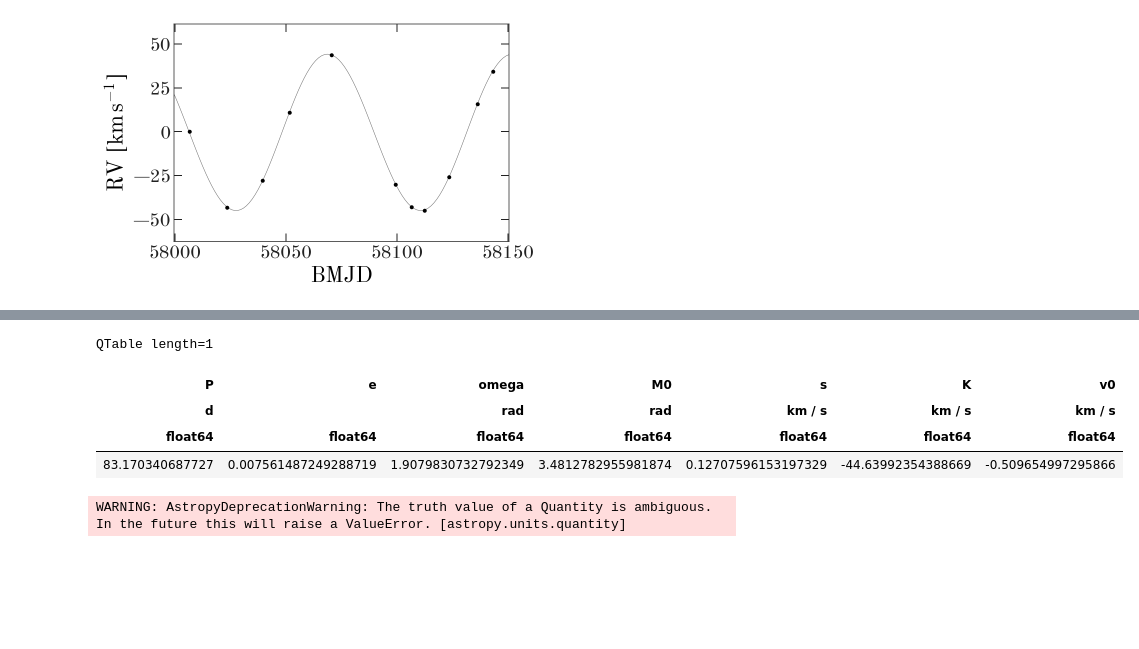
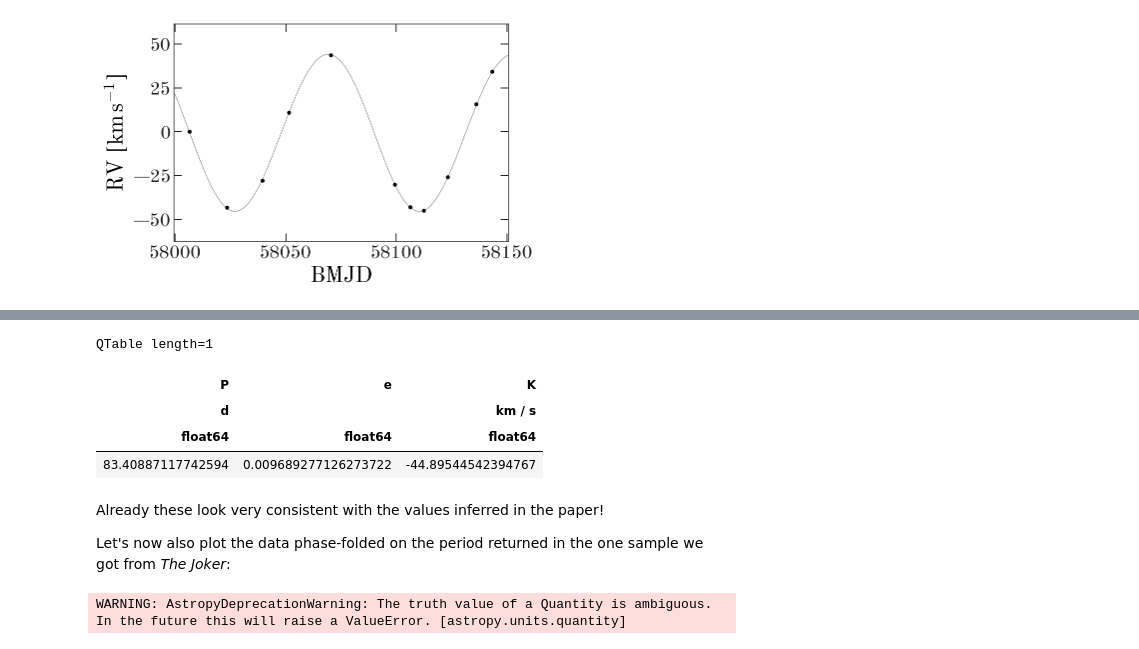
Before and after one commit to adrn/thejoker, a Jupyter notebook: docs/examples/Thompson-black-hole.ipynb, the cells around one changed output, grey strips where cells are left out. Saved outputs shown, nothing was run; the diff lists cells and outputs as text; code cells hidden in the pictures; blank space fills up the shorter version.

```diff
--- a/docs/examples/Thompson-black-hole.ipynb
+++ b/docs/examples/Thompson-black-hole.ipynb
@@ -24,3 +30,19 @@ Load APOGEE data (copy-pasta from Table S2 in Thompson et al. 2019):
+# %%
+tres_tbl = ascii.read(
+    """8006.97517 0.000 0.075
+    8023.98151 -43.313 0.075
+    8039.89955 -27.963 0.045
+    8051.98423 10.928 0.118
+    8070.99556 43.782 0.075
+    8099.80651 -30.033 0.054
+    8106.91698 -42.872 0.135
+    8112.81800 -44.863 0.088
+    8123.79627 -25.810 0.115
+    8136.59960 15.691 0.146
+    8143.78352 34.281 0.087""",
+    names=['HJD', 'rv', 'rv_err'])
+tres_tbl['rv'].unit = u.km/u.s
+tres_tbl['rv_err'].unit = u.km/u.s
 # %%
 apogee_tbl = ascii.read(
     """6204.95544 -37.417 0.011
@@ -55,0 +54,10 @@ tres_data = tj.RVData(
+# %%
+tres_data = tj.RVData(
+    t=Time(tres_tbl['HJD'] + 2450000, format='jd', scale='tcb'),
+    rv=tres_tbl['rv'],
+    rv_err=tres_tbl['rv_err'])
+
+apogee_data = tj.RVData(
+    t=Time(apogee_tbl['HJD'] + 2450000, format='jd', scale='tcb'),
+    rv=apogee_tbl['rv'],
+    rv_err=apogee_tbl['rv_err'])
@@ -66,12 +89,12 @@ plt.legend(fontsize=18)
 # %%
 with pm.Model() as model:
-    # Allow "jitter" / under-reported error-bars
+    # Allow extra error to account for under-estimated error bars
     s = xu.with_unit(pm.Lognormal('s', -2, 1),
                      u.km/u.s)
 
     prior = tj.JokerPrior.default(
-        P_min=32*u.day, P_max=128*u.day,
-        sigma_K0=30*u.km/u.s, P0=1*u.year,
-        sigma_v=25*u.km/u.s,
+        P_min=16*u.day, P_max=128*u.day,  # Range of periods to consider
+        sigma_K0=30*u.km/u.s, P0=1*u.year,  # scale of the prior on semiamplitude, K
+        sigma_v=25*u.km/u.s,  # std dev of the prior on the systemic velocity, v0
         s=s
     )
@@ -78,6 +103,7 @@ with pm.Model() as model:
 # %%
 # Generate a large number of prior samples:
-prior_samples = prior.sample(size=1_000_000)
+prior_samples = prior.sample(size=1_000_000,
+                             random_state=rnd)
 # %%
 # Run rejection sampling with The Joker:
 with MultiPool() as pool:
@@ -91,11 +129,15 @@ _ = tj.plot_rv_curves(samples, data=tres_data)
 # %%
-samples.tbl
+samples.tbl['P', 'e', 'K']
 # %% [output]
 QTable length=1
-| P | e | omega | M0 | s | K | v0 |
-| d |  | rad | rad | km / s | km / s | km / s |
-| float64 | float64 | float64 | float64 | float64 | float64 | float64 |
-| 83.170340687727 | 0.007561487249288719 | 1.9079830732792349 | 3.4812782955981874 | 0.12707596153197329 | -44.63992354388669 | -0.509654997295866 |
+| P | e | K |
+| d |  | km / s |
+| float64 | float64 | float64 |
+| 83.40887117742594 | 0.009689277126273722 | -44.89544542394767 |
+# %% [markdown]
+Already these look very consistent with the values inferred in the paper!
+
+Let's now also plot the data phase-folded on the period returned in the one sample we got from *The Joker*:
 # %%
 _ = tres_data.plot(phase_fold=samples['P'][0])
 # %% [output]
```
Also changed, not shown: parts of 71 cells of this notebook, 1 other file.
